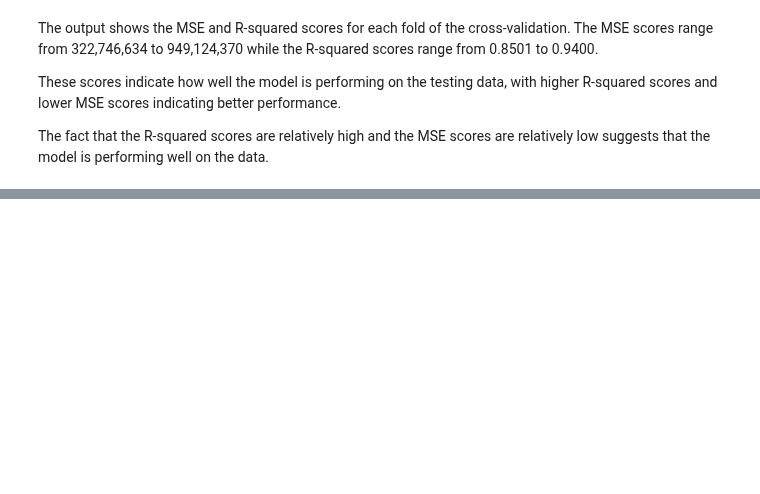
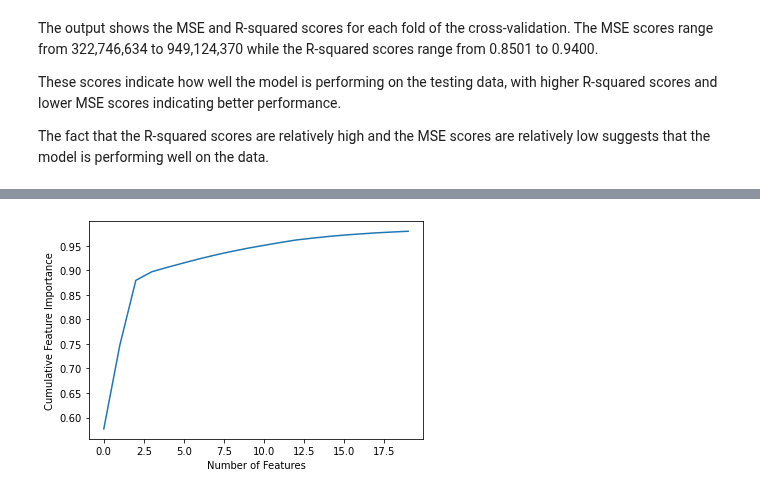
Before and after one commit to jasonphillip/Ames_Housing_ML_Project, a Jupyter notebook: models/UPDATED-gradient-boosting-models.ipynb, the cells around one changed output, grey strips where cells are left out. Drawn from its saved outputs; the diff is of its cells as text; code cells hidden in the pictures; blank space fills up the shorter version.

```diff
--- a/models/UPDATED-gradient-boosting-models.ipynb
+++ b/models/UPDATED-gradient-boosting-models.ipynb
@@ -311,0 +451,12 @@ The fact that the R-squared scores are relatively high and the MSE scores are re
+# %%
+## Cumulative Feature Importance ##
+
+
+cumulative_importance = np.cumsum([x[1] for x in sorted_importance])
+
+plt.plot(cumulative_importance)
+plt.xlabel("Number of Features")
+plt.ylabel("Cumulative Feature Importance")
+plt.show()
+# %% [output]
+[figure, added]
```
Also changed, not shown: parts of 11 cells of this notebook.
